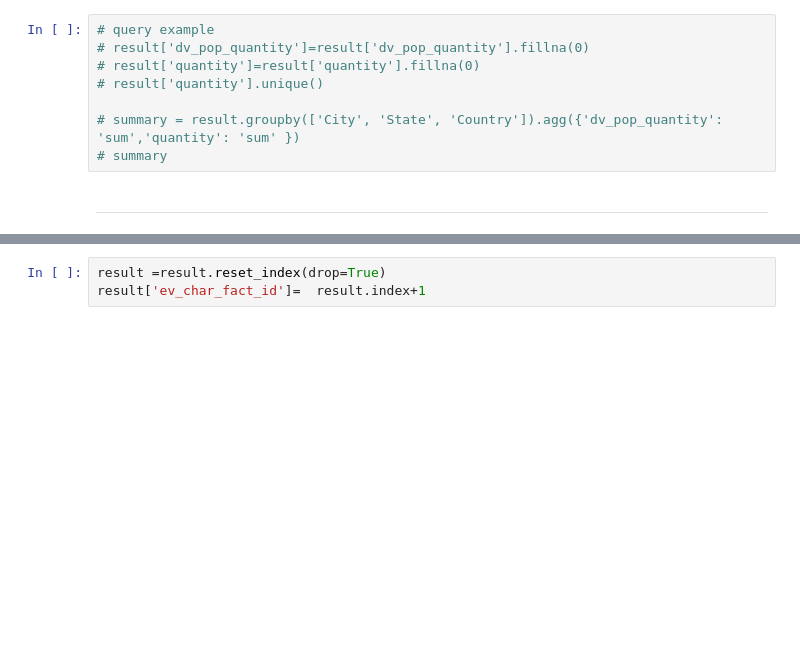
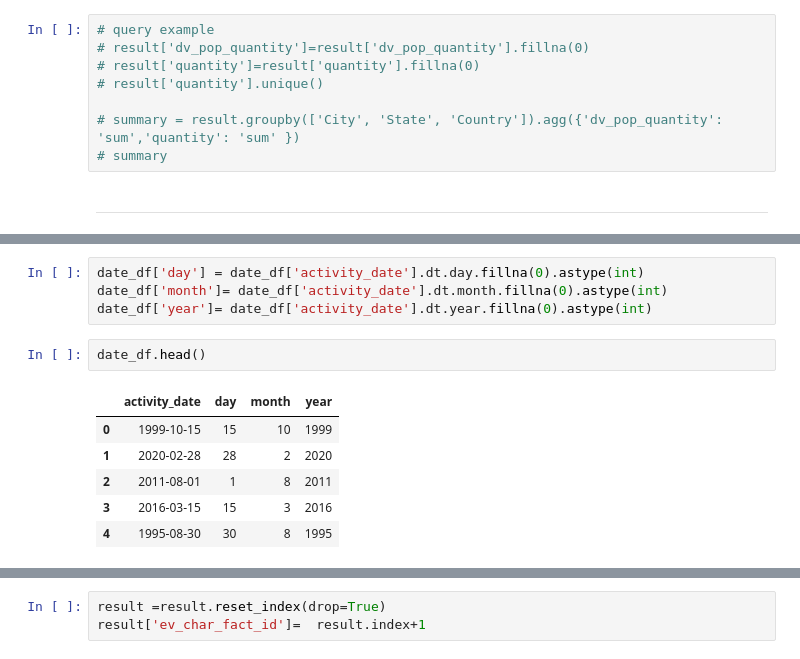
Before and after one commit to hicranA/partsUnlimitedDW, a Jupyter notebook: etl_ev_car_population.ipynb, the cells around one changed output, grey strips where cells are left out. Cells and saved outputs as stored; diff of their text form; blank space fills up the shorter version.

```diff
--- a/etl_ev_car_population.ipynb
+++ b/etl_ev_car_population.ipynb
@@ -623,0 +647,13 @@ np.unique(result[['Latitude', 'Longitude','City', 'State', 'Country']].values)
+# %%
+date_df['day'] = date_df['activity_date'].dt.day.fillna(0).astype(int)
+date_df['month']= date_df['activity_date'].dt.month.fillna(0).astype(int)
+date_df['year']= date_df['activity_date'].dt.year.fillna(0).astype(int)
+# %%
+date_df.head()
+# %% [output]
+|  | activity_date | day | month | year |
+| 0 | 1999-10-15 | 15 | 10 | 1999 |
+| 1 | 2020-02-28 | 28 | 2 | 2020 |
+| 2 | 2011-08-01 | 1 | 8 | 2011 |
+| 3 | 2016-03-15 | 15 | 3 | 2016 |
+| 4 | 1995-08-30 | 30 | 8 | 1995 |
```
Also changed, not shown: parts of 47 cells of this notebook, 2 other files.
